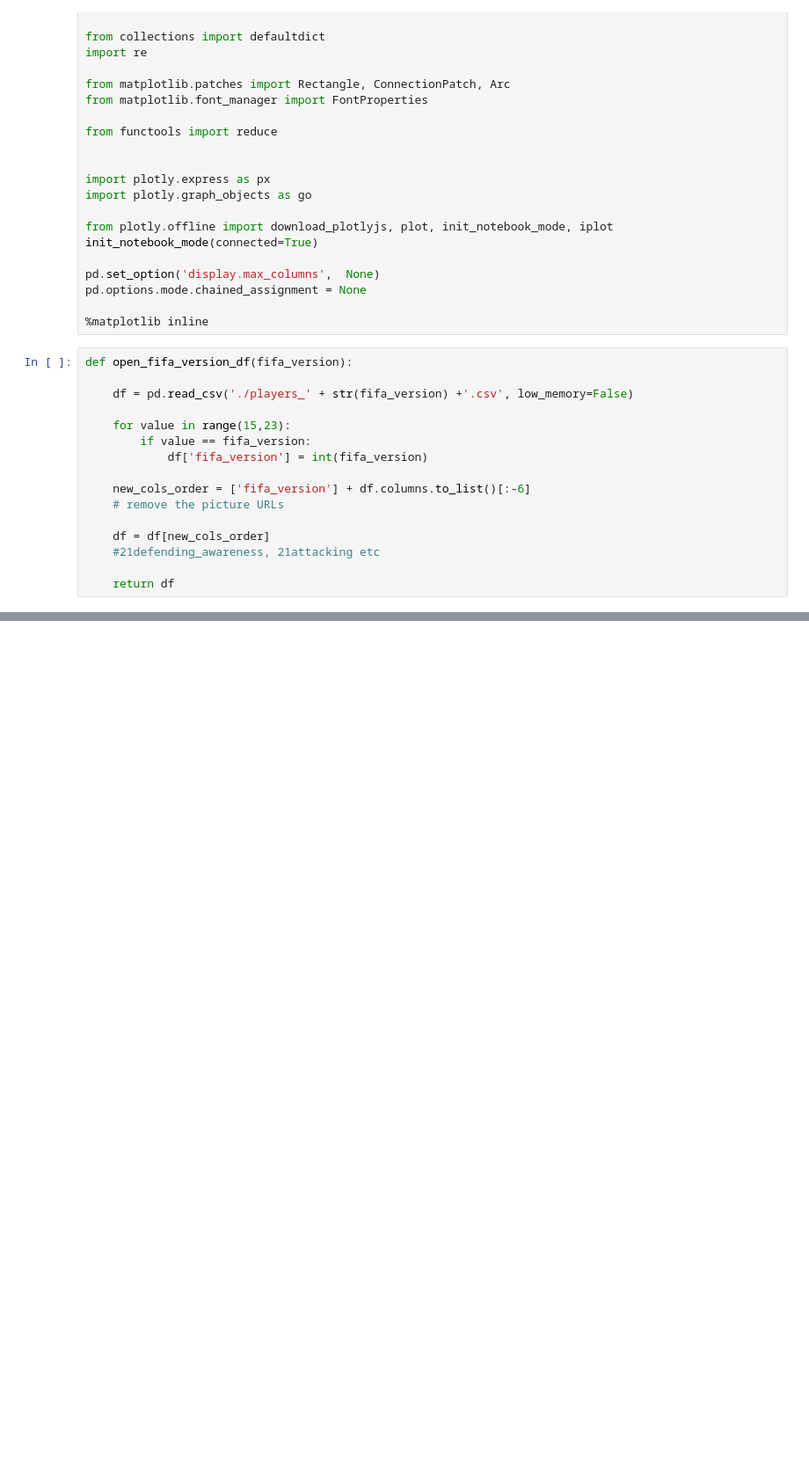
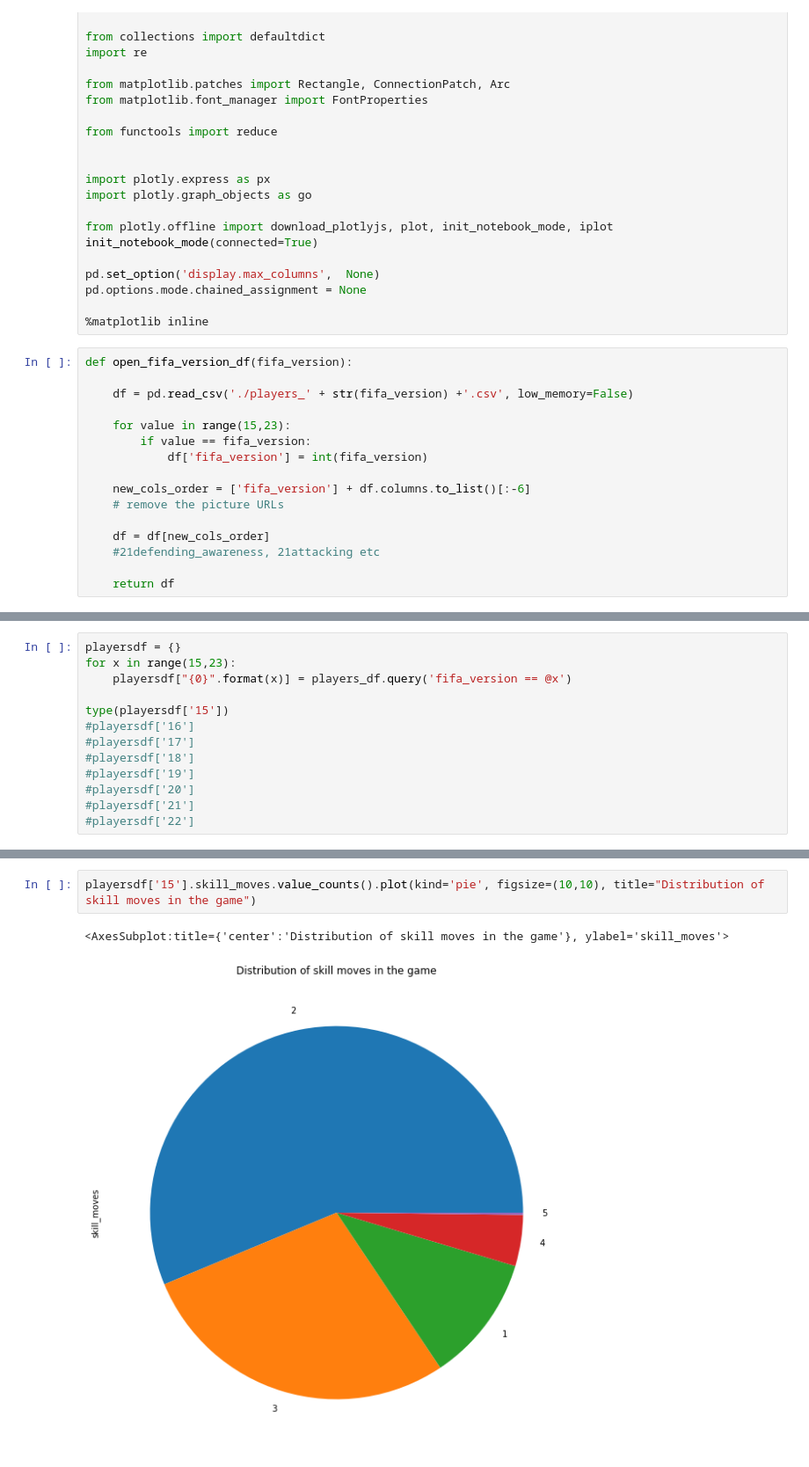
Before and after one commit to kurosakiaduma/fifa_case_study, a Jupyter notebook: Untitled.ipynb, the cells around one changed output, grey strips where cells are left out. Shown: that part at 88% size. Drawn from its saved outputs; the diff is of its cells as text; blank space fills up the shorter version.

Commit message:
visualize distribution in rating, skill moves and top players by league, name and club

```diff
--- a/Untitled.ipynb
+++ b/Untitled.ipynb
@@ -91,0 +70,13 @@ Length: 106, dtype: object
+# %%
+playersdf = {}
+for x in range(15,23):
+    playersdf["{0}".format(x)] = players_df.query('fifa_version == @x')
+
+type(playersdf['15'])
+#playersdf['16']
+#playersdf['17']
+#playersdf['18']
+#playersdf['19']
+#playersdf['20']
+#playersdf['21']
+#playersdf['22']
@@ -91,0 +105,5 @@ Length: 106, dtype: object
+# %%
+playersdf['15'].skill_moves.value_counts().plot(kind='pie', figsize=(10,10), title="Distribution of skill moves in the game")
+# %% [output]
+<AxesSubplot:title={'center':'Distribution of skill moves in the game'}, ylabel='skill_moves'>
+[figure, added]
```
Also changed, not shown: parts of 16 cells of this notebook.
